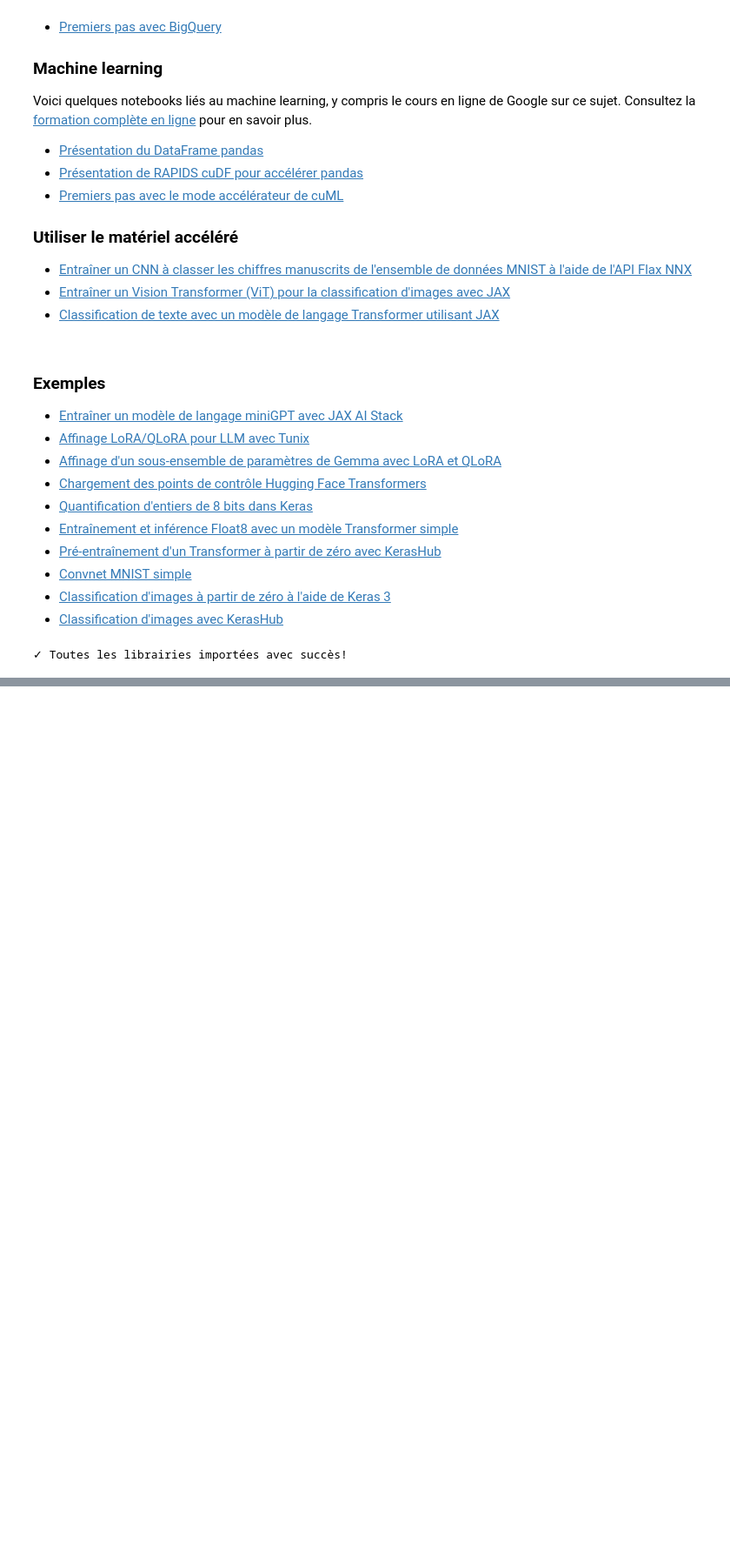
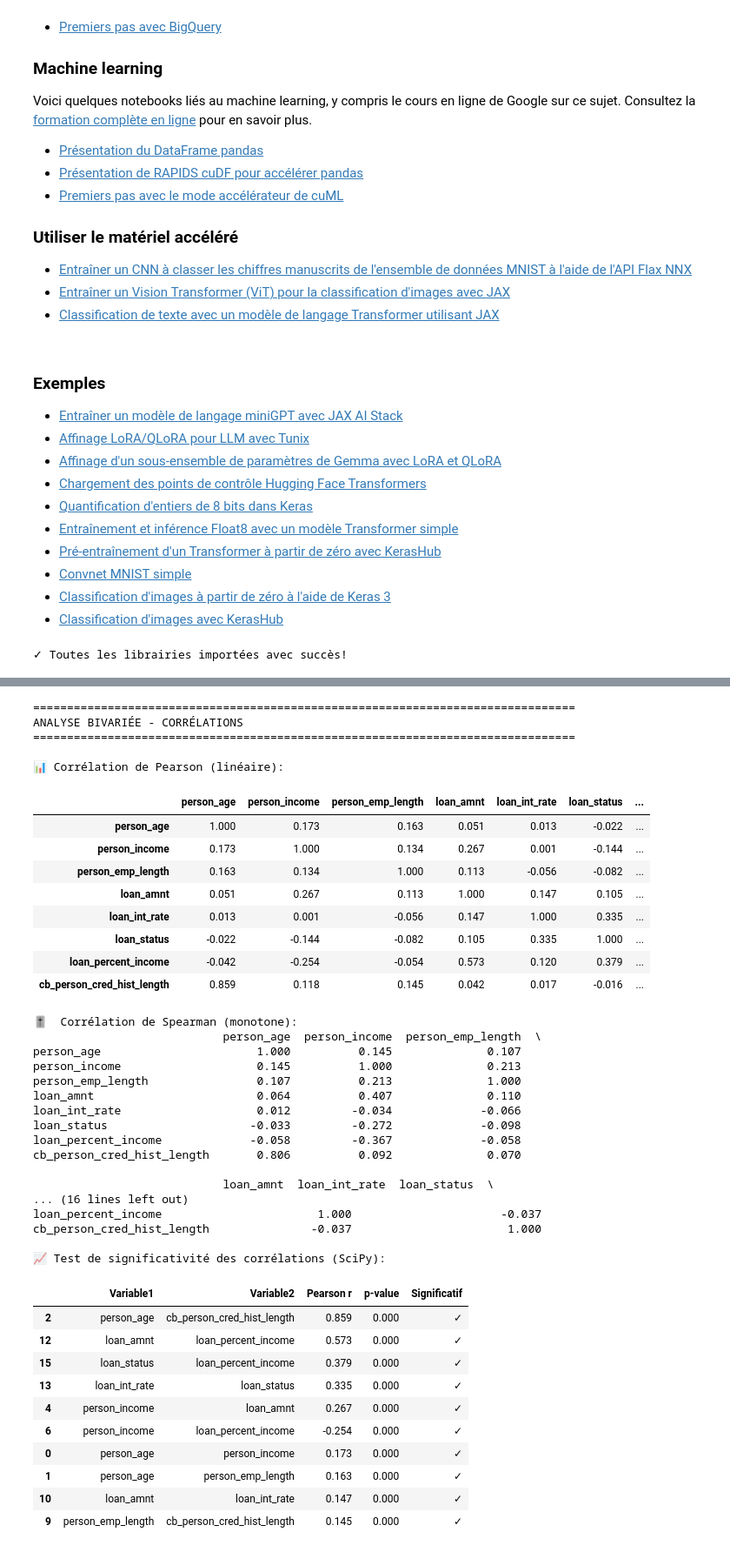
Before and after one commit to newdevdima/newdevdima.github.io, a Jupyter notebook: Bienvenue_dans_Colab.ipynb, the cells around one changed output, grey strips where cells are left out. Shown at 87% size. Cells and saved outputs as stored; diff of their text form; code cells hidden in the pictures; blank space fills up the shorter version.

```diff
--- a/Bienvenue_dans_Colab.ipynb
+++ b/Bienvenue_dans_Colab.ipynb
@@ -259,0 +450,79 @@ print("✓ Toutes les librairies importées avec succès!")
+# %%
+print("="*80)
+print("ANALYSE BIVARIÉE - CORRÉLATIONS")
+print("="*80)
+
+# Corrélation Pearson (linéaire)
+print("\n📊 Corrélation de Pearson (linéaire):")
+corr_pearson = df[numeric_cols].corr(method='pearson')
+display(corr_pearson)
+
+# Corrélation Spearman (rank-based, monotonicité)
+print("\n🎚️  Corrélation de Spearman (monotone):")
+corr_spearman = df[numeric_cols].corr(method='spearman')
+print(corr_spearman.round(3))
+
+# Test de significativité (SciPy)
+print("\n📈 Test de significativité des corrélations (SciPy):")
+from scipy.stats import pearsonr, spearmanr
+
+sig_corr = []
+for i, col1 in enumerate(numeric_cols):
+    for col2 in numeric_cols[i+1:]:
+        tmp = df[[col1, col2]].dropna()
+        r, p_value = pearsonr(tmp[col1], tmp[col2])
+        if p_value < 0.05 and abs(r) > 0.1:
+            sig_corr.append({
+                'Variable1': col1,
+                'Variable2': col2,
+                'Pearson r': r,
+                'p-value': p_value,
+                'Significatif': '✓' if p_value < 0.05 else '✗'
+            })
+
+if sig_corr:
+    sig_df = pd.DataFrame(sig_corr).sort_values('Pearson r', key=abs, ascending=False)
+    display(sig_df.head(10))
+# %% [output]
+================================================================================
+ANALYSE BIVARIÉE - CORRÉLATIONS
+================================================================================
+
+📊 Corrélation de Pearson (linéaire):
+|  | person_age | person_income | person_emp_length | loan_amnt | loan_int_rate | loan_status | ... |
+| person_age | 1.000 | 0.173 | 0.163 | 0.051 | 0.013 | -0.022 | ... |
+| person_income | 0.173 | 1.000 | 0.134 | 0.267 | 0.001 | -0.144 | ... |
+| person_emp_length | 0.163 | 0.134 | 1.000 | 0.113 | -0.056 | -0.082 | ... |
+| loan_amnt | 0.051 | 0.267 | 0.113 | 1.000 | 0.147 | 0.105 | ... |
+| loan_int_rate | 0.013 | 0.001 | -0.056 | 0.147 | 1.000 | 0.335 | ... |
+| loan_status | -0.022 | -0.144 | -0.082 | 0.105 | 0.335 | 1.000 | ... |
+| loan_percent_income | -0.042 | -0.254 | -0.054 | 0.573 | 0.120 | 0.379 | ... |
+| cb_person_cred_hist_length | 0.859 | 0.118 | 0.145 | 0.042 | 0.017 | -0.016 | ... |
+🎚️  Corrélation de Spearman (monotone):
+                            person_age  person_income  person_emp_length  \
+person_age                       1.000          0.145              0.107
+person_income                    0.145          1.000              0.213
+person_emp_length                0.107          0.213              1.000
+loan_amnt                        0.064          0.407              0.110
+loan_int_rate                    0.012         -0.034             -0.066
+loan_status                     -0.033         -0.272             -0.098
+loan_percent_income             -0.058         -0.367             -0.058
+cb_person_cred_hist_length       0.806          0.092              0.070
+
+                            loan_amnt  loan_int_rate  loan_status  \
+... (16 lines left out)
+loan_percent_income                       1.000                      -0.037
+cb_person_cred_hist_length               -0.037                       1.000
+
+📈 Test de significativité des corrélations (SciPy):
+|  | Variable1 | Variable2 | Pearson r | p-value | Significatif |
+| 2 | person_age | cb_person_cred_hist_length | 0.859 | 0.000 | ✓ |
+| 12 | loan_amnt | loan_percent_income | 0.573 | 0.000 | ✓ |
+| 15 | loan_status | loan_percent_income | 0.379 | 0.000 | ✓ |
+| 13 | loan_int_rate | loan_status | 0.335 | 0.000 | ✓ |
+| 4 | person_income | loan_amnt | 0.267 | 0.000 | ✓ |
+| 6 | person_income | loan_percent_income | -0.254 | 0.000 | ✓ |
+| 0 | person_age | person_income | 0.173 | 0.000 | ✓ |
+| 1 | person_age | person_emp_length | 0.163 | 0.000 | ✓ |
+| 10 | loan_amnt | loan_int_rate | 0.147 | 0.000 | ✓ |
+| 9 | person_emp_length | cb_person_cred_hist_length | 0.145 | 0.000 | ✓ |
```
Also changed, not shown: parts of 4 cells of this notebook.
